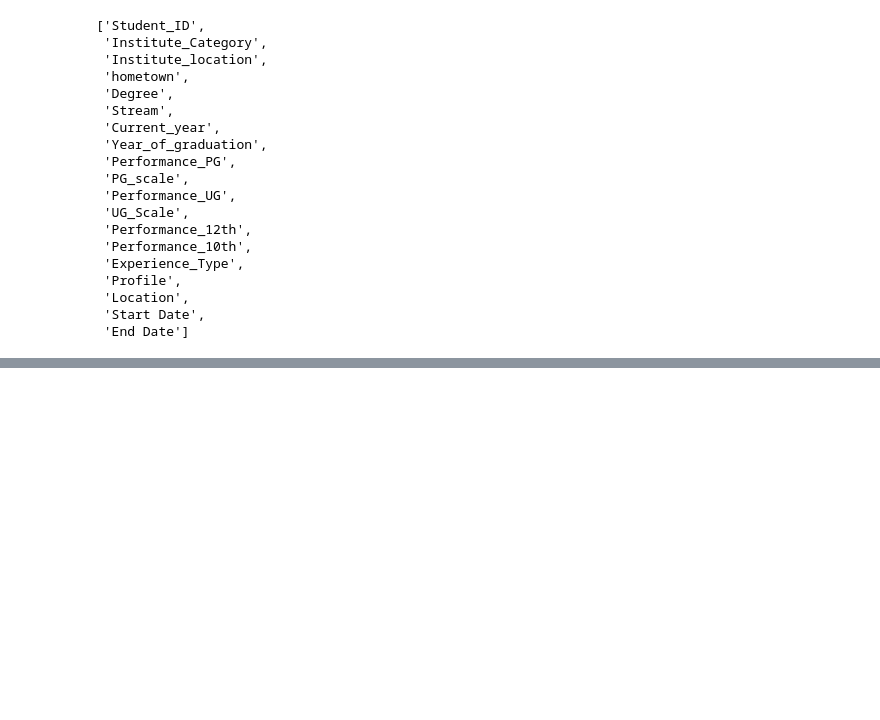
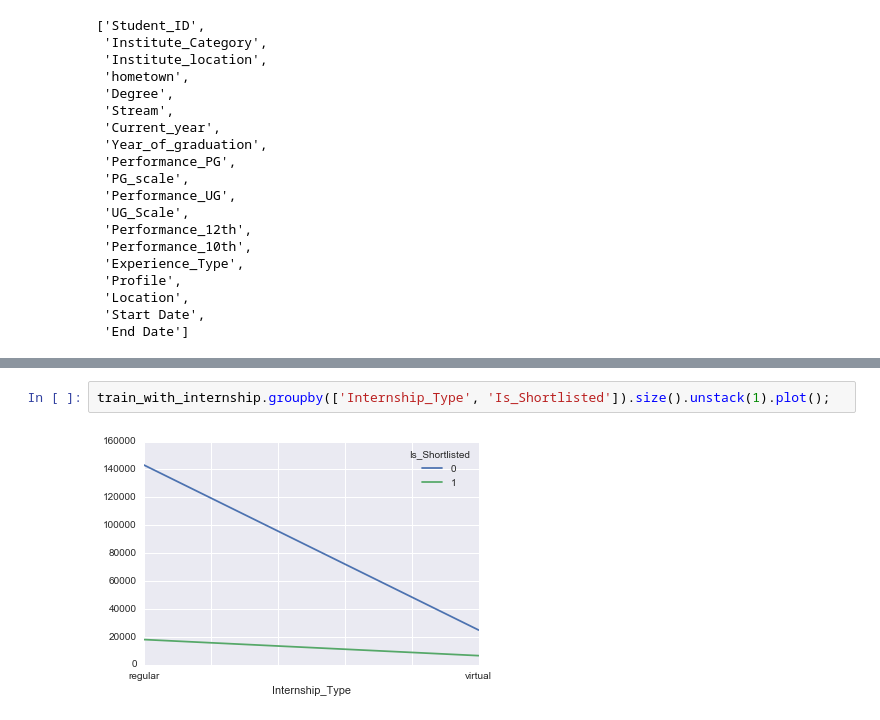
Before and after one commit to numb3r33/av-practice, a Jupyter notebook: date-your_data/notebooks/Date_Your_Data - Exploratory Data Analysis.ipynb, the cells around one changed output, grey strips where cells are left out. Cells and saved outputs as stored; diff of their text form; blank space fills up the shorter version.

```diff
--- a/date-your_data/notebooks/Date_Your_Data - Exploratory Data Analysis.ipynb
+++ b/date-your_data/notebooks/Date_Your_Data - Exploratory Data Analysis.ipynb
@@ -199,0 +217,4 @@ list(students.columns)
+# %%
+train_with_internship.groupby(['Internship_Type', 'Is_Shortlisted']).size().unstack(1).plot();
+# %% [output]
+[figure, added]
```
Also changed, not shown: parts of 5 cells of this notebook, 1 other file.
